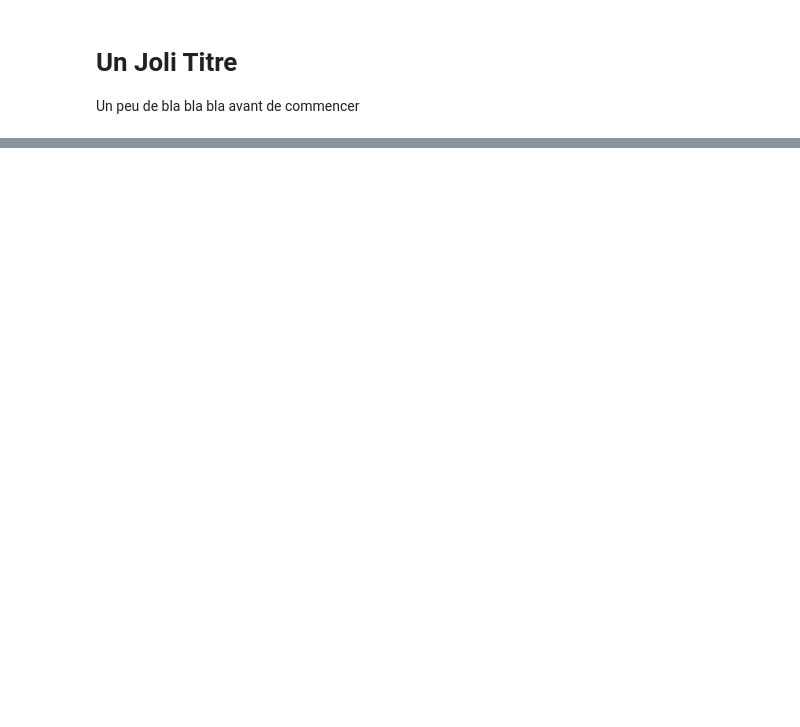
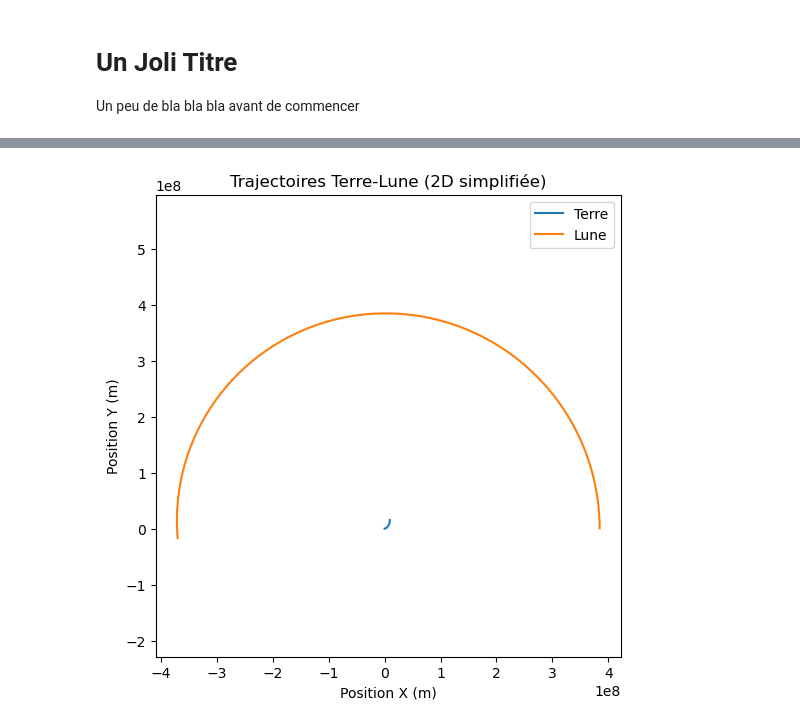
Before and after one commit to ManonYuki/ProjetAstro01, a Jupyter notebook: myfirstjupyternotebook.ipynb, the cells around one changed output, grey strips where cells are left out. Saved outputs shown, nothing was run; the diff lists cells and outputs as text; code cells hidden in the pictures; blank space fills up the shorter version.

```diff
--- a/myfirstjupyternotebook.ipynb
+++ b/myfirstjupyternotebook.ipynb
@@ -1,6 +1,3 @@
 # %% [markdown]
 # Un Joli Titre
 Un peu de bla bla bla avant de commencer
-# %%
-x = 1
-print(x)
@@ -14,0 +162,87 @@ FileNotFoundError: [Errno 2] No such file or directory: 'planet.csv'
+# %%
+import numpy as np
+import matplotlib.pyplot as plt
+
+G = 6.67430e-11
+
+class CorpsCeleste:
+    def __init__(self, masse, position, vitesse):
+        self.masse = masse
+        self.position = np.array(position, dtype=float)
+        self.vitesse = np.array(vitesse, dtype=float)
+        self.force = np.zeros(3, dtype=float)
+
+    def calculer_force_gravitationnelle(self, autre_corps):
+        direction = autre_corps.position - self.position
+        distance = np.linalg.norm(direction)
+        if distance == 0:
+            return np.zeros(3, dtype=float)
+        force_magnitude = G * self.masse * autre_corps.masse / (distance**2)
+        force_vector = (force_magnitude / distance) * direction
+        return force_vector
+
+    def mettre_a_jour_force(self, liste_corps):
+        self.force = np.zeros(3, dtype=float)
+        for c in liste_corps:
+            if c is not self:
+                self.force += self.calculer_force_gravitationnelle(c)
+
+    def maj_position_et_vitesse(self, dt):
+        # Accélération = F / m
+        acceleration = self.force / self.masse
+        self.vitesse += acceleration * dt
+        self.position += self.vitesse * dt
+
+# --- Définition Terre & Lune ---
+terre = CorpsCeleste(
+    masse=5.97219e24,
+    position=[0, 0, 0],
+    vitesse=[0, 0, 0]
+)
+lune = CorpsCeleste(
+    masse=7.3477e22,
+    position=[3.844e8, 0, 0],
+    vitesse=[0, 1.022e3, 0]
+)
+
+liste_corps = [terre, lune]
+
+# --- Paramètres de simulation ---
+dt = 600.0        # 1 minute en secondes
+nb_iterations = 2000
+
+# Pour stocker les positions au fil du temps
+positions_terre = []
+positions_lune = []
+
+# --- Boucle de simulation ---
+for _ in range(nb_iterations):
+    # Mise à jour de la force
+    for c in liste_corps:
+        c.mettre_a_jour_force(liste_corps)
+
+    # Mise à jour de la position et de la vitesse
+    for c in liste_corps:
+        c.maj_position_et_vitesse(dt)
+
+    # Enregistrement des positions actuelles
+    positions_terre.append(terre.position.copy())
+    positions_lune.append(lune.position.copy())
+
+# --- Conversion en arrays NumPy pour faciliter le plotting ---
+positions_terre = np.array(positions_terre)
+positions_lune = np.array(positions_lune)
+
+# --- Visualisation ---
+plt.figure(figsize=(6,6))
+plt.plot(positions_terre[:,0], positions_terre[:,1], label='Terre')
+plt.plot(positions_lune[:,0], positions_lune[:,1], label='Lune')
+
+plt.xlabel('Position X (m)')
+plt.ylabel('Position Y (m)')
+plt.title("Trajectoires Terre-Lune (2D simplifiée)")
+plt.legend()
+plt.axis('equal')  # Échelle identique sur X et Y
+plt.show()
+# %% [output]
+[figure, added]
```
Also changed, not shown: parts of 5 cells of this notebook.
